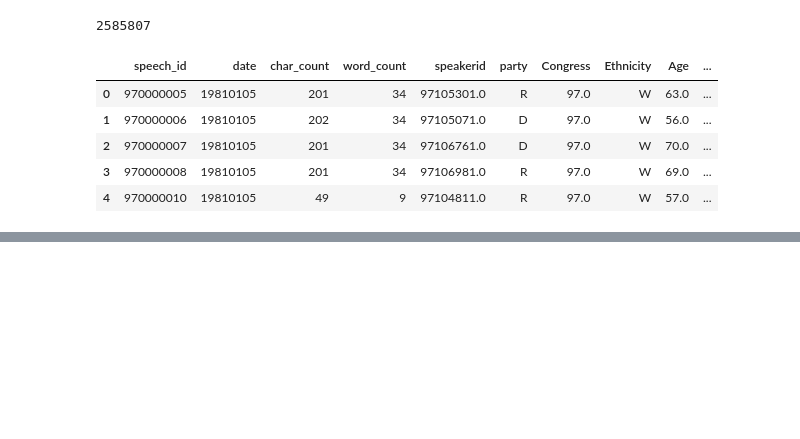
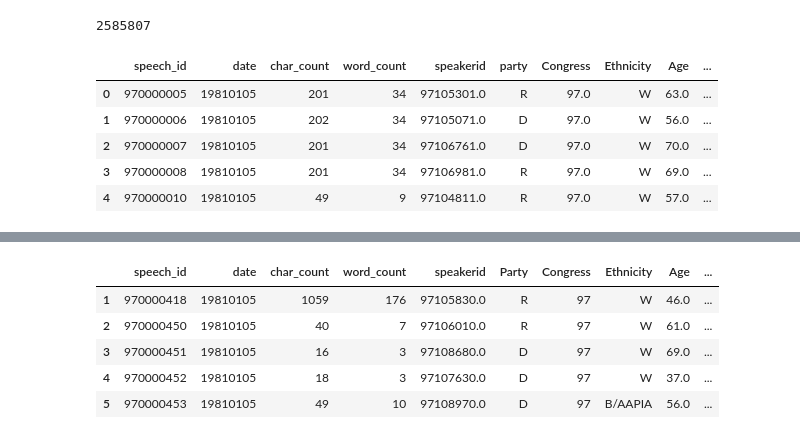
Before and after one commit to YuliaZamriy/W266-Final-Project, a Jupyter notebook: data/QA/speech_descr_qa.ipynb, the cells around one changed output, grey strips where cells are left out. Cells and saved outputs as stored; diff of their text form; code cells hidden in the pictures; blank space fills up the shorter version.

```diff
--- a/data/QA/speech_descr_qa.ipynb
+++ b/data/QA/speech_descr_qa.ipynb
@@ -268,0 +442,27 @@ full_descr.to_csv('./full_descr.txt', sep='|', index=False)
+# %%
+keep_cols = ['speech_id',
+ 'date',
+ 'char_count',
+ 'word_count',
+ 'speakerid_y',
+ 'Party',
+ 'Congress',
+ 'Ethnicity',
+ 'Age',
+ 'Age_lt_med',
+ 'NonWhite',
+ 'Female',
+ 'speaker',
+ 'Full Name']
+# %%
+gender_match = gender_match[keep_cols]
+gender_match.rename(index=str, columns={"speakerid_y": "speakerid"}, inplace=True)
+# %%
+gender_match.head()
+# %% [output]
+|  | speech_id | date | char_count | word_count | speakerid | Party | Congress | Ethnicity | Age | ... |
+| 1 | 970000418 | 19810105 | 1059 | 176 | 97105830.0 | R | 97 | W | 46.0 | ... |
+| 2 | 970000450 | 19810105 | 40 | 7 | 97106010.0 | R | 97 | W | 61.0 | ... |
+| 3 | 970000451 | 19810105 | 16 | 3 | 97108680.0 | D | 97 | W | 69.0 | ... |
+| 4 | 970000452 | 19810105 | 18 | 3 | 97107630.0 | D | 97 | W | 37.0 | ... |
+| 5 | 970000453 | 19810105 | 49 | 10 | 97108970.0 | D | 97 | B/AAPIA | 56.0 | ... |
```
Also changed, not shown: parts of 44 cells of this notebook, 8 other files.
